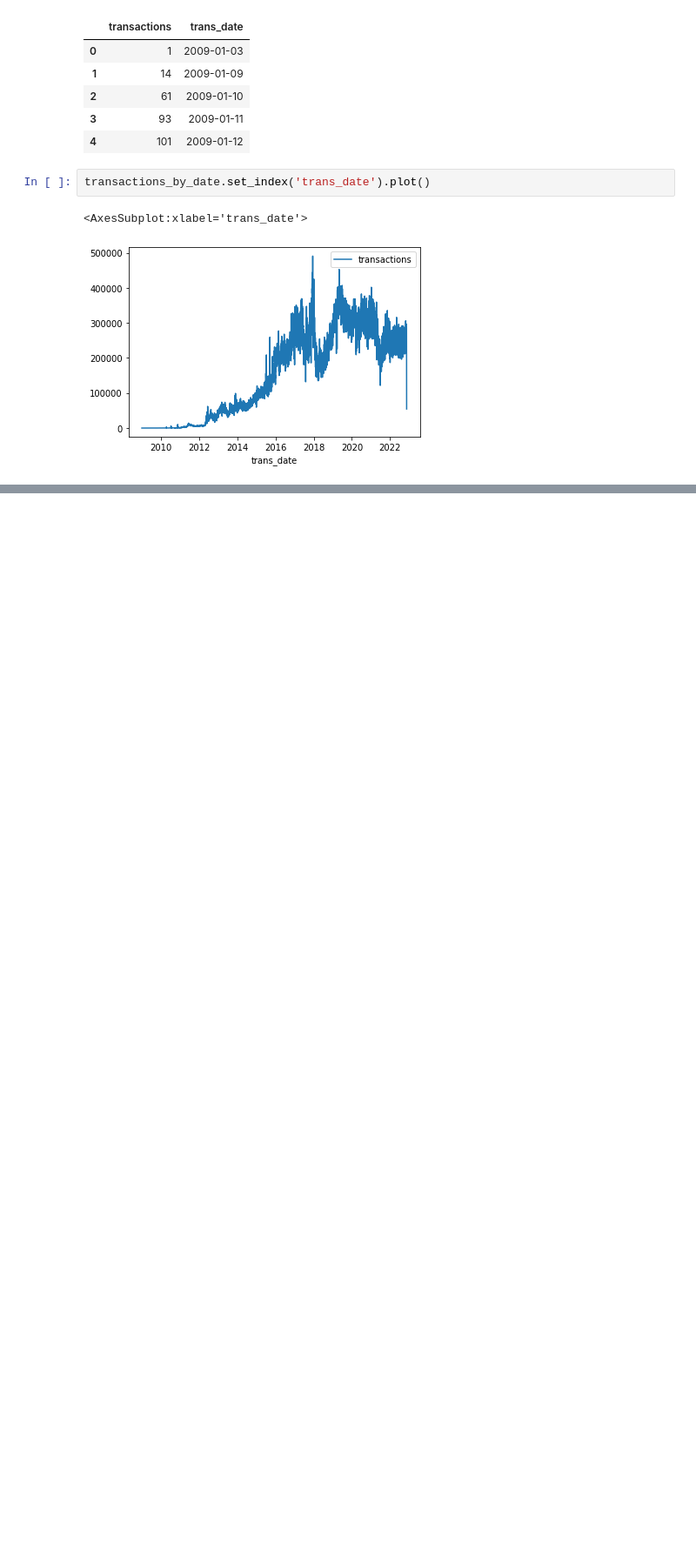
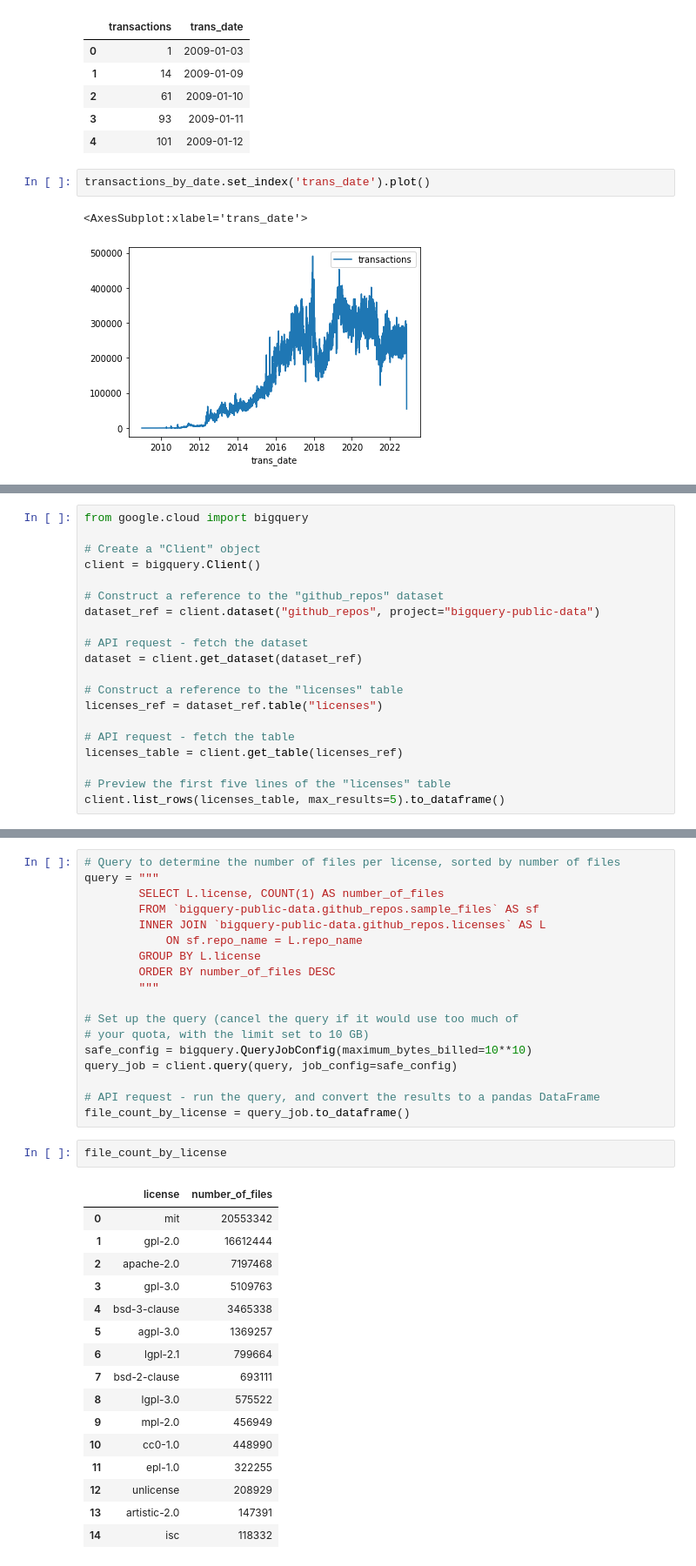
Before and after one commit to NuwanUdara/Kaggle-Mysql, a Jupyter notebook: sketch1.ipynb, the cells around one changed output, grey strips where cells are left out. Shown at 87% size. Cells and saved outputs as stored; diff of their text form; blank space fills up the shorter version.

```diff
--- a/sketch1.ipynb
+++ b/sketch1.ipynb
@@ -465,0 +468,20 @@ transactions_by_date.set_index('trans_date').plot()
+# %%
+from google.cloud import bigquery
+
+# Create a "Client" object
+client = bigquery.Client()
+
+# Construct a reference to the "github_repos" dataset
+dataset_ref = client.dataset("github_repos", project="bigquery-public-data")
+
+# API request - fetch the dataset
+dataset = client.get_dataset(dataset_ref)
+
+# Construct a reference to the "licenses" table
+licenses_ref = dataset_ref.table("licenses")
+
+# API request - fetch the table
+licenses_table = client.get_table(licenses_ref)
+
+# Preview the first five lines of the "licenses" table
+client.list_rows(licenses_table, max_results=5).to_dataframe()
@@ -465,0 +512,37 @@ transactions_by_date.set_index('trans_date').plot()
+# %%
+# Query to determine the number of files per license, sorted by number of files
+query = """
+        SELECT L.license, COUNT(1) AS number_of_files
+        FROM `bigquery-public-data.github_repos.sample_files` AS sf
+        INNER JOIN `bigquery-public-data.github_repos.licenses` AS L
+            ON sf.repo_name = L.repo_name
+        GROUP BY L.license
+        ORDER BY number_of_files DESC
+        """
+
+# Set up the query (cancel the query if it would use too much of
+# your quota, with the limit set to 10 GB)
+safe_config = bigquery.QueryJobConfig(maximum_bytes_billed=10**10)
+query_job = client.query(query, job_config=safe_config)
+
+# API request - run the query, and convert the results to a pandas DataFrame
+file_count_by_license = query_job.to_dataframe()
+# %%
+file_count_by_license
+# %% [output]
+|  | license | number_of_files |
+| 0 | mit | 20553342 |
+| 1 | gpl-2.0 | 16612444 |
+| 2 | apache-2.0 | 7197468 |
+| 3 | gpl-3.0 | 5109763 |
+| 4 | bsd-3-clause | 3465338 |
+| 5 | agpl-3.0 | 1369257 |
+| 6 | lgpl-2.1 | 799664 |
+| 7 | bsd-2-clause | 693111 |
+| 8 | lgpl-3.0 | 575522 |
+| 9 | mpl-2.0 | 456949 |
+| 10 | cc0-1.0 | 448990 |
+| 11 | epl-1.0 | 322255 |
+| 12 | unlicense | 208929 |
+| 13 | artistic-2.0 | 147391 |
+| 14 | isc | 118332 |
```
Also changed, not shown: parts of 3 cells of this notebook.
